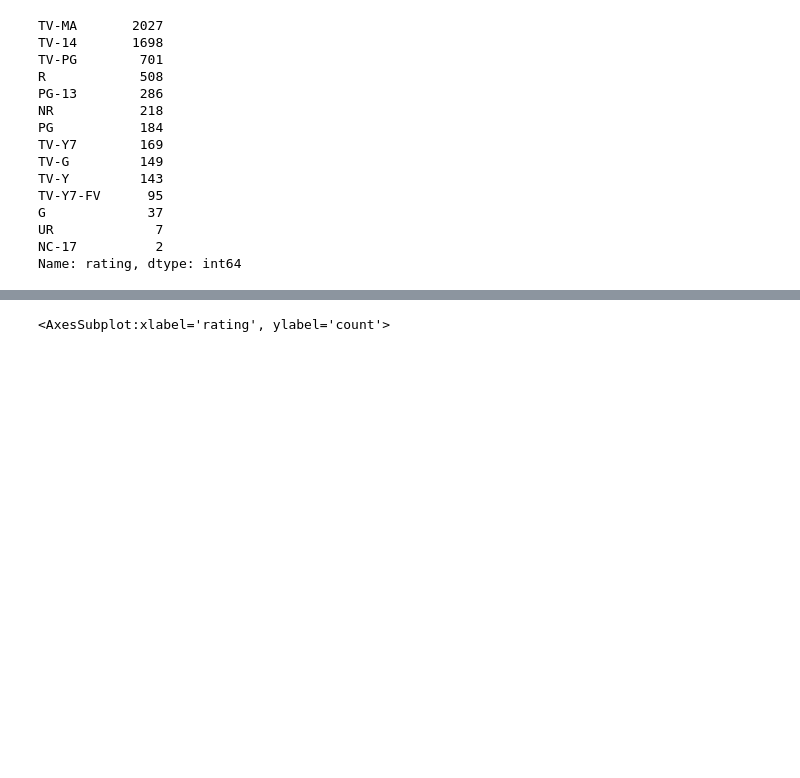
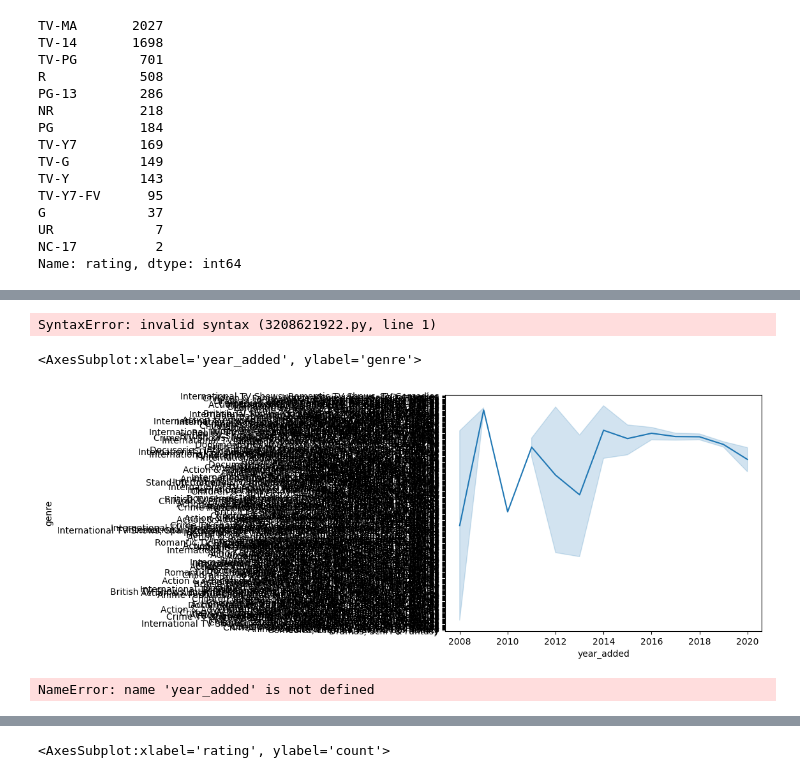
Before and after one commit to guptga/NetFlix-Movies-and-TV-Shows-Analysis, a Jupyter notebook: Netflix Data Analysis .ipynb, the cells around one changed output, grey strips where cells are left out. Drawn from its saved outputs; the diff is of its cells as text; code cells hidden in the pictures; blank space fills up the shorter version.

```diff
--- a/Netflix Data Analysis .ipynb
+++ b/Netflix Data Analysis .ipynb
@@ -214,0 +252,20 @@ plt.show()
+# %%
+.plot(kind="bar",color="blue")
+plt.show()
+# %% [output]
+SyntaxError: invalid syntax (3208621922.py, line 1)
+# %%
+# sns.countplot(x='release_year',data = netflix_data_df,hue='entertainment type')
+sns.lineplot(data=netflix_data_df, x="year_added", y="genre")
+# %% [output]
+<AxesSubplot:xlabel='year_added', ylabel='genre'>
+[figure, added]
+# %%
+# netflix_df_movies_only = netflix_data_df[netflix_data_df["entertainment type"] == "Movie"]
+# plt.plot(netflix_data_df.year_added, netflix_data_df.genre)
+# plt.show()
+
+year_added.plot(kind="bar",color="blue")
+plt.show()
+# %% [output]
+NameError: name 'year_added' is not defined
```
Also changed, not shown: parts of 38 cells of this notebook, 3 other files.
